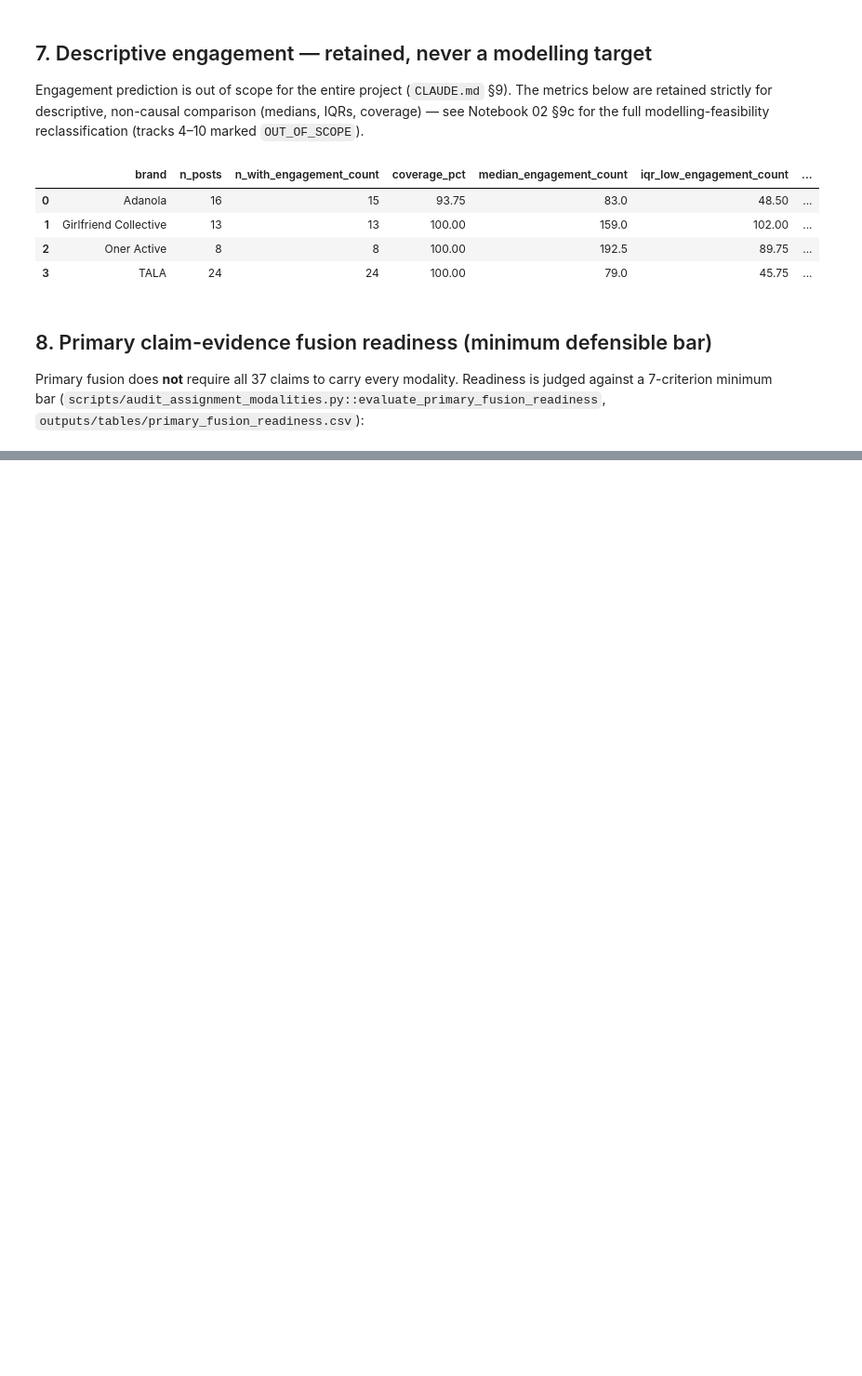
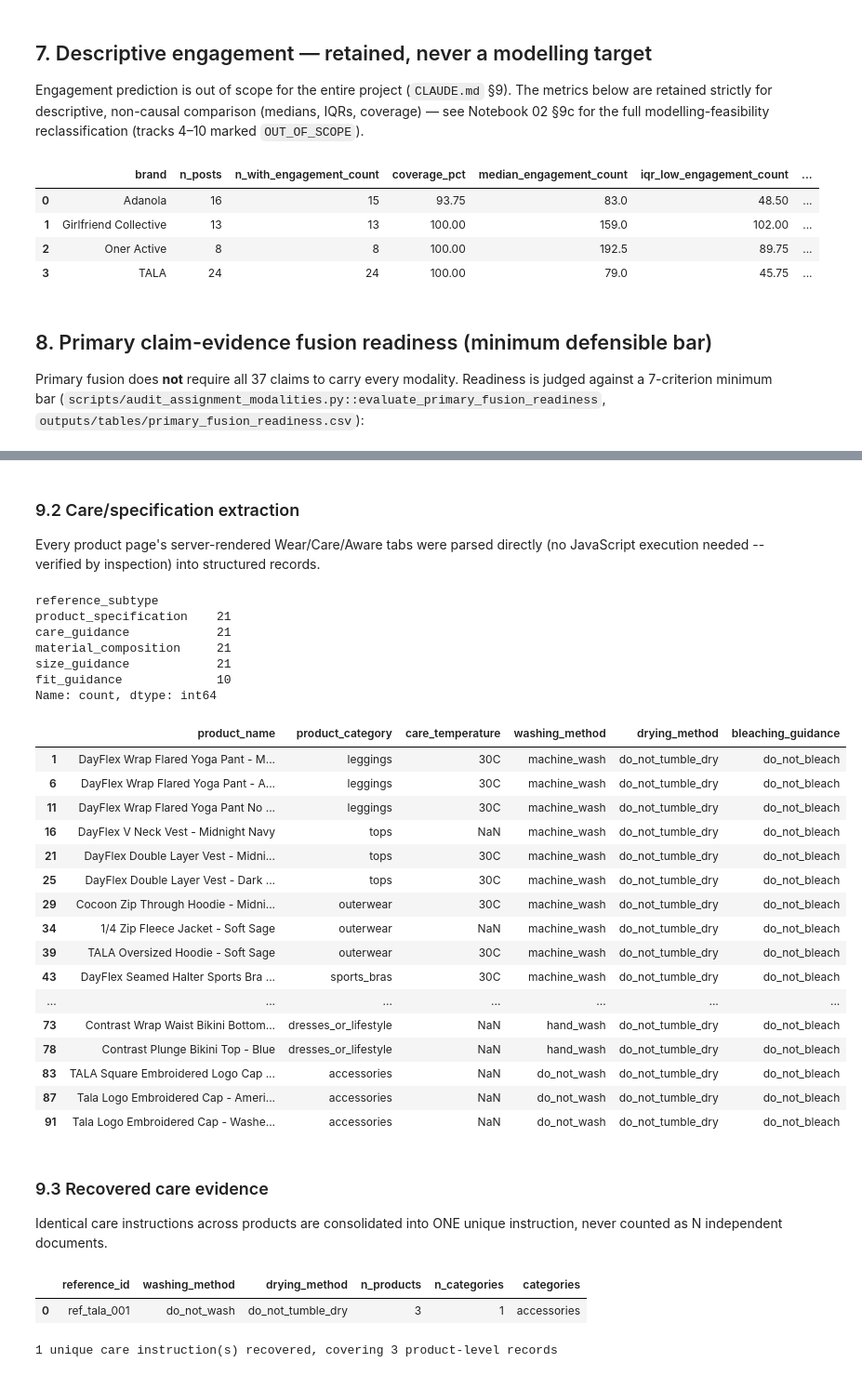
Before and after one commit to VinayakSrivastava2508/tala-multimodal-ai, a Jupyter notebook: notebooks/03_video_pipeline_and_multimodal_evidence.ipynb, the cells around one changed output, grey strips where cells are left out. Shown at 93% size. Cells and saved outputs as stored; diff of their text form; code cells hidden in the pictures; blank space fills up the shorter version.

```diff
--- a/notebooks/03_video_pipeline_and_multimodal_evidence.ipynb
+++ b/notebooks/03_video_pipeline_and_multimodal_evidence.ipynb
@@ -47,5 +47,17 @@ reference_images_df = pd.read_csv(PROCESSED / "reference_images.csv")
 tala_requirement_status = pd.read_csv(TABLES / "day2_6_tala_requirement_status.csv")
 reference_package_readiness = pd.read_csv(TABLES / "day2_6_reference_package_readiness.csv")
 claim_reference_matches = pd.read_csv(PROCESSED / "claim_reference_matches.csv") if (PROCESSED / "claim_reference_matches.csv").exists() else pd.DataFrame()
-print("Loaded Day 2.5 + Day 2.6A outputs.")
+
+# Day 2.6B
+video_assets_expanded = pd.read_csv(INTERIM_DAY2_6 / "video_assets_expanded.csv") if (INTERIM_DAY2_6 / "video_assets_expanded.csv").exists() else video_assets
+product_page_funnel = pd.read_csv(TABLES / "day2_6b_product_page_funnel.csv")
+product_extracts = pd.read_csv(INTERIM_DAY2_6 / "tala_product_reference_extracts.csv")
+care_guidance_coverage = pd.read_csv(TABLES / "day2_6b_care_guidance_coverage.csv")
+official_video_discovery = pd.read_csv(TABLES / "day2_6b_official_video_discovery.csv")
+processed_tala_video_coverage = pd.read_csv(TABLES / "day2_6b_processed_tala_video_coverage.csv")
+claim_visual_evidence_matches = pd.read_csv(PROCESSED / "claim_visual_evidence_matches.csv") if (PROCESSED / "claim_visual_evidence_matches.csv").exists() else pd.DataFrame()
+full_modality_bundles = pd.read_csv(PROCESSED / "full_modality_prototype_bundles.csv") if (PROCESSED / "full_modality_prototype_bundles.csv").exists() else pd.DataFrame()
+full_modality_bundle_coverage = pd.read_csv(TABLES / "day2_6b_full_modality_bundle_coverage.csv")
+day2_6b_readiness_gates = pd.read_csv(TABLES / "day2_6b_readiness_gates.csv")
+print("Loaded Day 2.5 + Day 2.6A + Day 2.6B outputs.")
 # %% [output]
@@ -552,0 +611,48 @@ Full narrative: `docs/assignment_alignment_audit.md`.
+# %% [markdown]
+### 9.2 Care/specification extraction
+
+Every product page's server-rendered Wear/Care/Aware tabs were parsed directly (no JavaScript
+execution needed -- verified by inspection) into structured records.
+# %%
+display(product_extracts["reference_subtype"].value_counts())
+display(product_extracts[product_extracts["reference_subtype"]=="care_guidance"][
+    ["product_name", "product_category", "care_temperature", "washing_method", "drying_method", "bleaching_guidance"]
+])
+# %% [output]
+reference_subtype
+product_specification    21
+care_guidance            21
+material_composition     21
+size_guidance            21
+fit_guidance             10
+Name: count, dtype: int64
+|  | product_name | product_category | care_temperature | washing_method | drying_method | bleaching_guidance |
+| 1 | DayFlex Wrap Flared Yoga Pant - M... | leggings | 30C | machine_wash | do_not_tumble_dry | do_not_bleach |
+| 6 | DayFlex Wrap Flared Yoga Pant - A... | leggings | 30C | machine_wash | do_not_tumble_dry | do_not_bleach |
+| 11 | DayFlex Wrap Flared Yoga Pant No ... | leggings | 30C | machine_wash | do_not_tumble_dry | do_not_bleach |
+| 16 | DayFlex V Neck Vest - Midnight Navy | tops | NaN | machine_wash | do_not_tumble_dry | do_not_bleach |
+| 21 | DayFlex Double Layer Vest - Midni... | tops | 30C | machine_wash | do_not_tumble_dry | do_not_bleach |
+| 25 | DayFlex Double Layer Vest - Dark ... | tops | 30C | machine_wash | do_not_tumble_dry | do_not_bleach |
+| 29 | Cocoon Zip Through Hoodie - Midni... | outerwear | 30C | machine_wash | do_not_tumble_dry | do_not_bleach |
+| 34 | 1/4 Zip Fleece Jacket - Soft Sage | outerwear | NaN | machine_wash | do_not_tumble_dry | do_not_bleach |
+| 39 | TALA Oversized Hoodie - Soft Sage | outerwear | 30C | machine_wash | do_not_tumble_dry | do_not_bleach |
+| 43 | DayFlex Seamed Halter Sports Bra ... | sports_bras | 30C | machine_wash | do_not_tumble_dry | do_not_bleach |
+| ... | ... | ... | ... | ... | ... | ... |
+| 73 | Contrast Wrap Waist Bikini Bottom... | dresses_or_lifestyle | NaN | hand_wash | do_not_tumble_dry | do_not_bleach |
+| 78 | Contrast Plunge Bikini Top - Blue | dresses_or_lifestyle | NaN | hand_wash | do_not_tumble_dry | do_not_bleach |
+| 83 | TALA Square Embroidered Logo Cap ... | accessories | NaN | do_not_wash | do_not_tumble_dry | do_not_bleach |
+| 87 | Tala Logo Embroidered Cap - Ameri... | accessories | NaN | do_not_wash | do_not_tumble_dry | do_not_bleach |
+| 91 | Tala Logo Embroidered Cap - Washe... | accessories | NaN | do_not_wash | do_not_tumble_dry | do_not_bleach |
+# %% [markdown]
+### 9.3 Recovered care evidence
+
+Identical care instructions across products are consolidated into ONE unique instruction, never
+counted as N independent documents.
+# %%
+display(care_guidance_coverage[["reference_id", "washing_method", "drying_method", "n_products", "n_categories", "categories"]])
+print(f"\n{len(care_guidance_coverage)} unique care instruction(s) recovered, "
+      f"covering {care_guidance_coverage['n_products'].sum()} product-level records")
+# %% [output]
+|  | reference_id | washing_method | drying_method | n_products | n_categories | categories |
+| 0 | ref_tala_001 | do_not_wash | do_not_tumble_dry | 3 | 1 | accessories |
+1 unique care instruction(s) recovered, covering 3 product-level records
```
Also changed, not shown: parts of 33 cells of this notebook, 47 other files.
